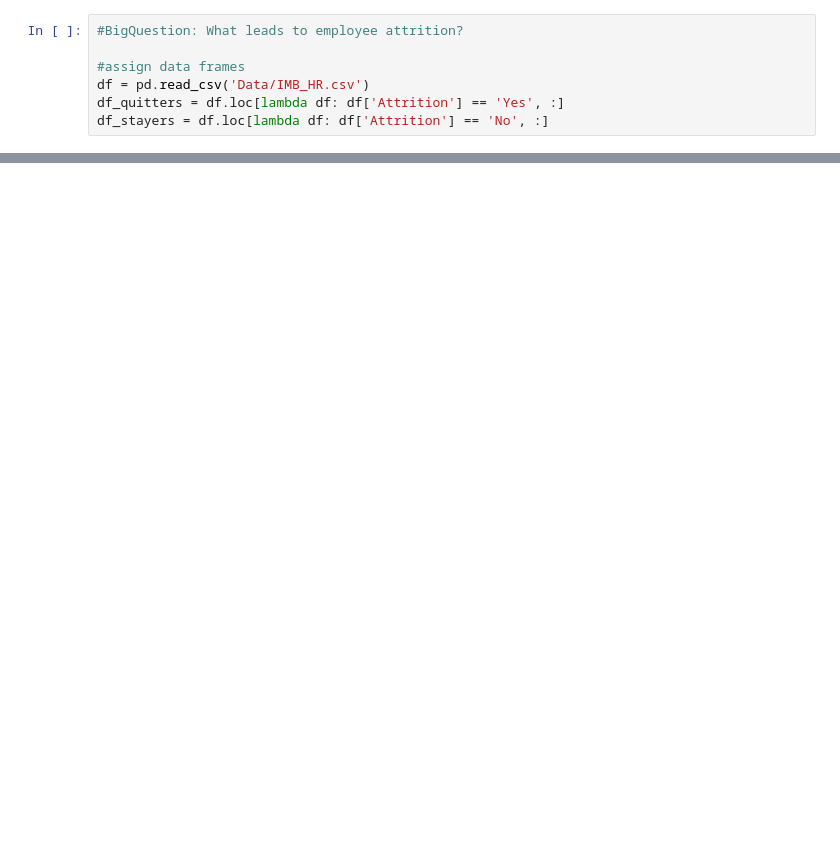
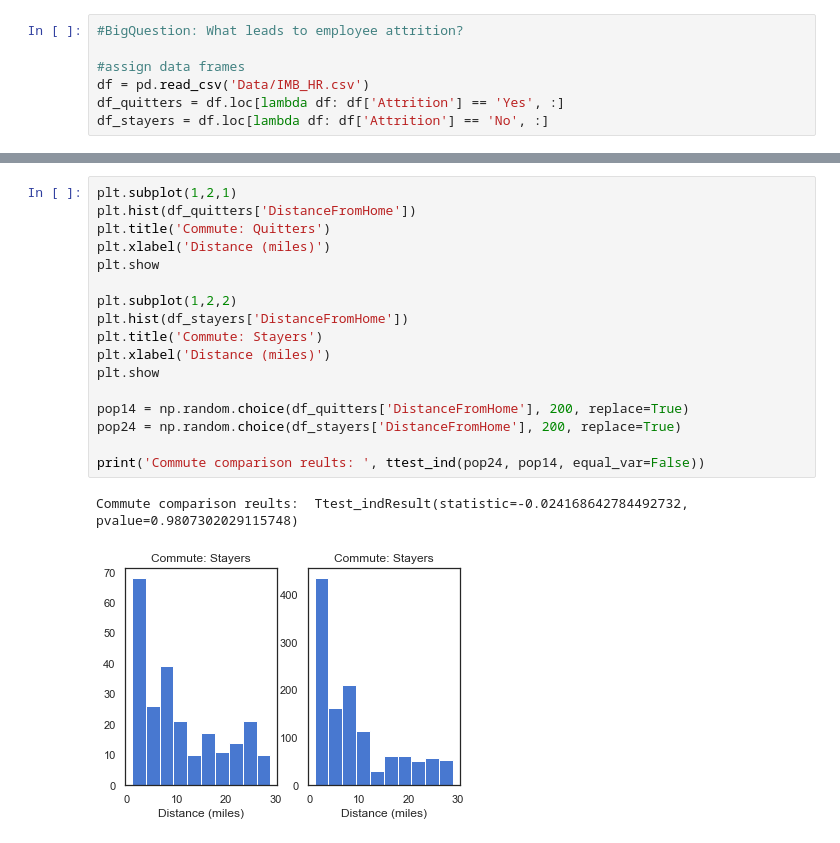
Before and after one commit to jlolavesen/thinkful, a Jupyter notebook: Mod8_Capstone.ipynb, the cells around one changed output, grey strips where cells are left out. Drawn from its saved outputs; the diff is of its cells as text; blank space fills up the shorter version.

```diff
--- a/Mod8_Capstone.ipynb
+++ b/Mod8_Capstone.ipynb
@@ -67,0 +92,20 @@ JobSatisfaction reults:  Ttest_indResult(statistic=2.366517996492054, pvalue=0.0
+# %%
+plt.subplot(1,2,1)
+plt.hist(df_quitters['DistanceFromHome'])
+plt.title('Commute: Quitters')
+plt.xlabel('Distance (miles)')
+plt.show
+
+plt.subplot(1,2,2)
+plt.hist(df_stayers['DistanceFromHome'])
+plt.title('Commute: Stayers')
+plt.xlabel('Distance (miles)')
+plt.show
+
+pop14 = np.random.choice(df_quitters['DistanceFromHome'], 200, replace=True)
+pop24 = np.random.choice(df_stayers['DistanceFromHome'], 200, replace=True)
+
+print('Commute comparison reults: ', ttest_ind(pop24, pop14, equal_var=False))
+# %% [output]
+Commute comparison reults:  Ttest_indResult(statistic=-0.024168642784492732, pvalue=0.9807302029115748)
+[figure, added]
```
Also changed, not shown: parts of 12 cells of this notebook.
